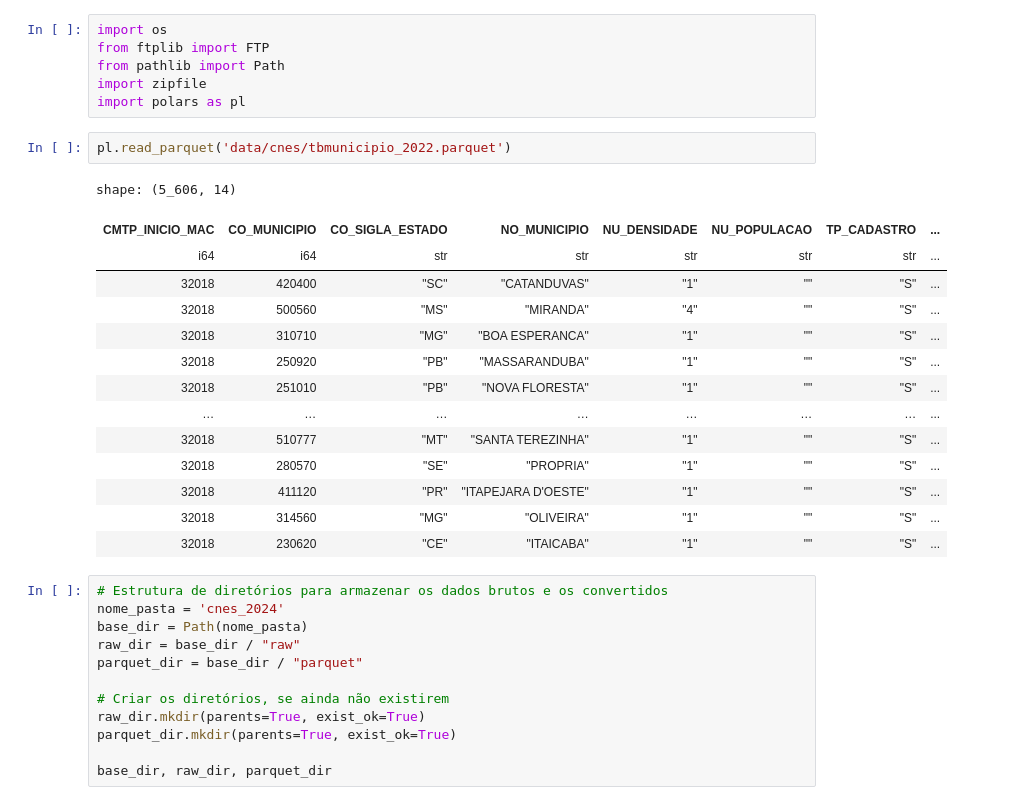
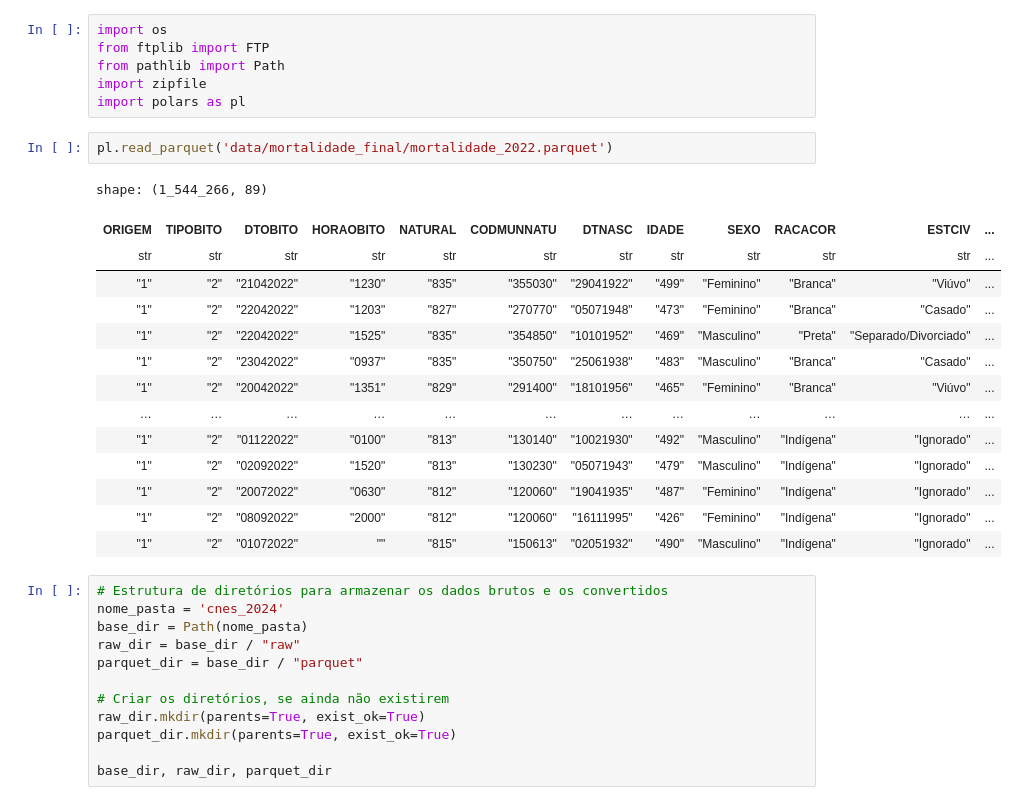
Before and after one commit to guilhermecanfield/projeto_tcc, a Jupyter notebook: engenharia_de_dados.ipynb, the cells around one changed output. Saved outputs shown, nothing was run; the diff lists cells and outputs as text.

```diff
--- a/engenharia_de_dados.ipynb
+++ b/engenharia_de_dados.ipynb
@@ -5,22 +5,22 @@ from pathlib import Path
 import zipfile
 import polars as pl
 # %%
-pl.read_parquet('data/cnes/tbmunicipio_2022.parquet')
+pl.read_parquet('data/mortalidade_final/mortalidade_2022.parquet')
 # %% [output]
-shape: (5_606, 14)
+shape: (1_544_266, 89)
-| CMTP_INICIO_MAC | CO_MUNICIPIO | CO_SIGLA_ESTADO | NO_MUNICIPIO | NU_DENSIDADE | NU_POPULACAO | TP_CADASTRO | ... |
-| i64 | i64 | str | str | str | str | str | ... |
-| 32018 | 420400 | "SC" | "CATANDUVAS" | "1" | "" | "S" | ... |
-| 32018 | 500560 | "MS" | "MIRANDA" | "4" | "" | "S" | ... |
-| 32018 | 310710 | "MG" | "BOA ESPERANCA" | "1" | "" | "S" | ... |
-| 32018 | 250920 | "PB" | "MASSARANDUBA" | "1" | "" | "S" | ... |
-| 32018 | 251010 | "PB" | "NOVA FLORESTA" | "1" | "" | "S" | ... |
-| … | … | … | … | … | … | … | ... |
-| 32018 | 510777 | "MT" | "SANTA TEREZINHA" | "1" | "" | "S" | ... |
-| 32018 | 280570 | "SE" | "PROPRIA" | "1" | "" | "S" | ... |
-| 32018 | 411120 | "PR" | "ITAPEJARA D'OESTE" | "1" | "" | "S" | ... |
-| 32018 | 314560 | "MG" | "OLIVEIRA" | "1" | "" | "S" | ... |
-| 32018 | 230620 | "CE" | "ITAICABA" | "1" | "" | "S" | ... |
+| ORIGEM | TIPOBITO | DTOBITO | HORAOBITO | NATURAL | CODMUNNATU | DTNASC | IDADE | SEXO | RACACOR | ESTCIV | ... |
+| str | str | str | str | str | str | str | str | str | str | str | ... |
+| "1" | "2" | "21042022" | "1230" | "835" | "355030" | "29041922" | "499" | "Feminino" | "Branca" | "Viúvo" | ... |
+| "1" | "2" | "22042022" | "1203" | "827" | "270770" | "05071948" | "473" | "Feminino" | "Branca" | "Casado" | ... |
+| "1" | "2" | "22042022" | "1525" | "835" | "354850" | "10101952" | "469" | "Masculino" | "Preta" | "Separado/Divorciado" | ... |
+| "1" | "2" | "23042022" | "0937" | "835" | "350750" | "25061938" | "483" | "Masculino" | "Branca" | "Casado" | ... |
+| "1" | "2" | "20042022" | "1351" | "829" | "291400" | "18101956" | "465" | "Feminino" | "Branca" | "Viúvo" | ... |
+| … | … | … | … | … | … | … | … | … | … | … | ... |
+| "1" | "2" | "01122022" | "0100" | "813" | "130140" | "10021930" | "492" | "Masculino" | "Indígena" | "Ignorado" | ... |
+| "1" | "2" | "02092022" | "1520" | "813" | "130230" | "05071943" | "479" | "Masculino" | "Indígena" | "Ignorado" | ... |
+| "1" | "2" | "20072022" | "0630" | "812" | "120060" | "19041935" | "487" | "Feminino" | "Indígena" | "Ignorado" | ... |
+| "1" | "2" | "08092022" | "2000" | "812" | "120060" | "16111995" | "426" | "Feminino" | "Indígena" | "Ignorado" | ... |
+| "1" | "2" | "01072022" | "" | "815" | "150613" | "02051932" | "490" | "Masculino" | "Indígena" | "Ignorado" | ... |
 # %%
 # Estrutura de diretórios para armazenar os dados brutos e os convertidos
 nome_pasta = 'cnes_2024'
```
Also changed, not shown: 4 other files.
